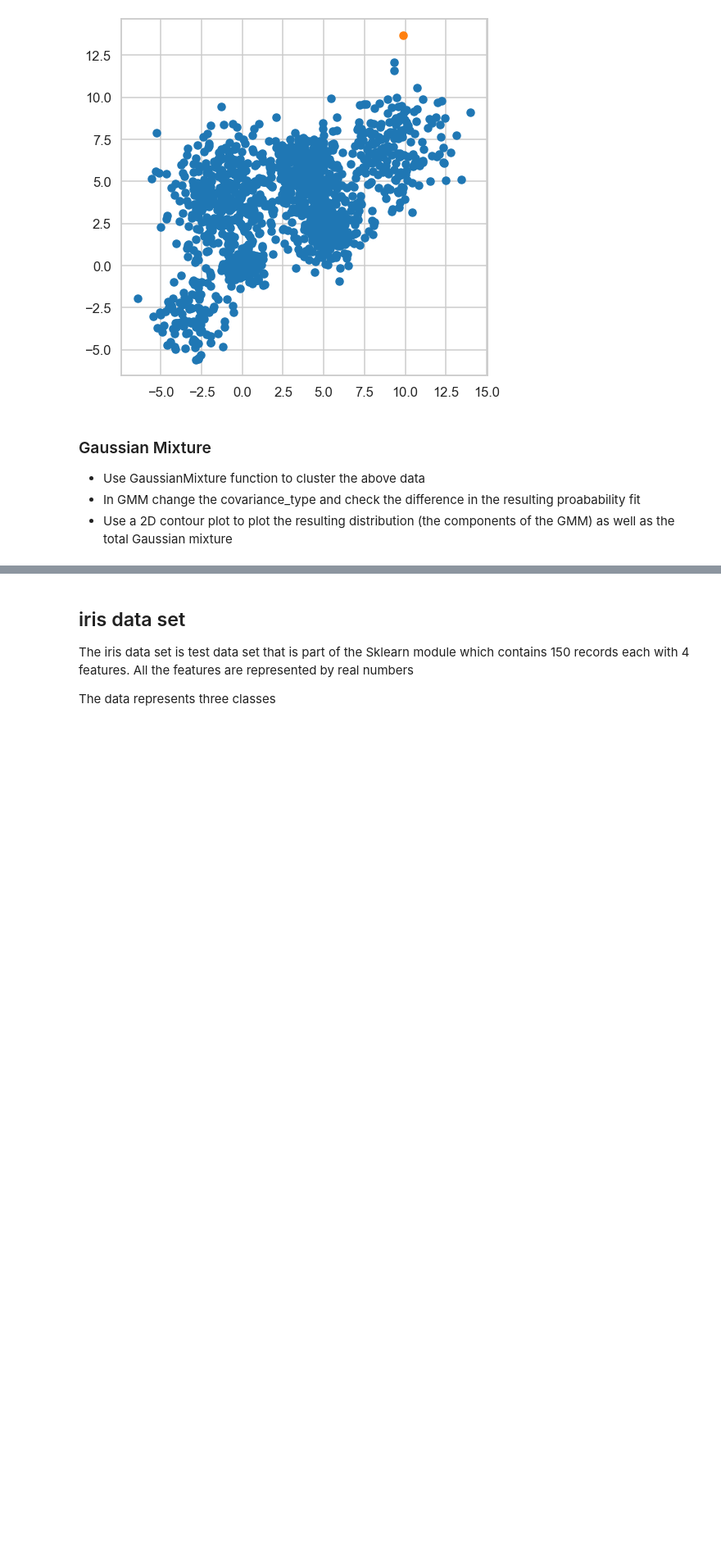
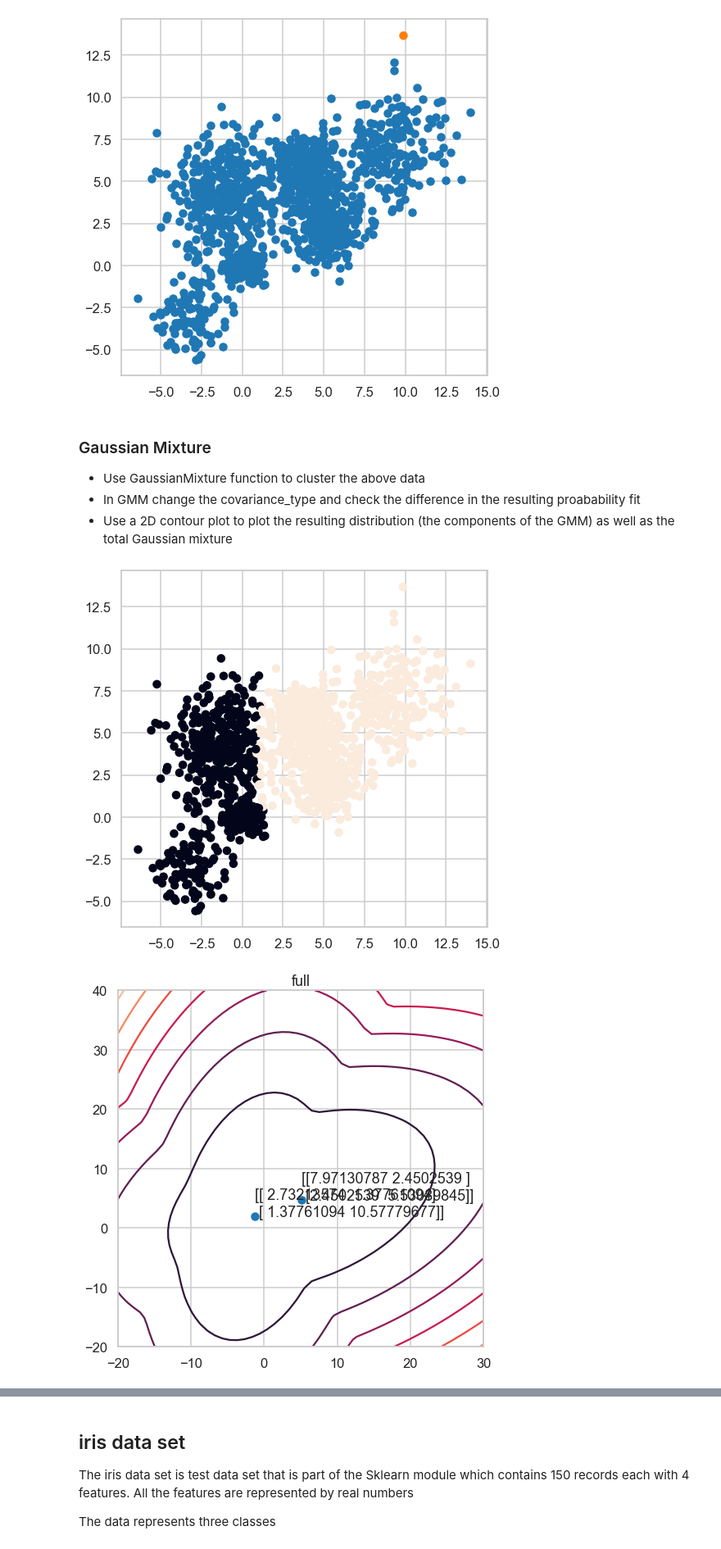
Before and after one commit to ahmednadr/guc-clustering-notebook, a Jupyter notebook: Clustering Project.ipynb, the cells around one changed output, grey strips where cells are left out. Shown at 82% size. Saved outputs shown, nothing was run; the diff lists cells and outputs as text; code cells hidden in the pictures; blank space fills up the shorter version.

Commit message:
gm scatter plot

```diff
--- a/Clustering Project.ipynb
+++ b/Clustering Project.ipynb
@@ -266,31 +266,38 @@ best : {'model': DBSCAN(eps=2.7000000000000006, min_samples=20), 'Y': array([ 0,
 # %%
 def gm(data):
 
     from sklearn import mixture
 
     covariance_type = ["full","tied","diag","spherical"]
     results = {}
 
     for cov in covariance_type:
         gmm =  mixture.GaussianMixture(n_components = 2,covariance_type=cov)
-        gmm.fit(data)
+        ys = gmm.fit_predict(data)
         results[cov] = {"model":gmm}
 
         if len(data[0]) <= 2:
+            plt.scatter(data[:,0],data[:,1],c=ys)
+            plt.show()
+
             x = np.linspace(-20.0, 30.0)
             y = np.linspace(-20.0, 40.0)
             X, Y = np.meshgrid(x, y)
             XX = np.array([X.ravel(), Y.ravel()]).T
             Z = - gmm.score_samples(XX)
             Z = Z.reshape(X.shape)
 
             plt.contour(X, Y, Z)
             cn = np.transpose(gmm.means_)
             plt.scatter(cn[0],cn[1])
 
             for i in range(len(cn)):
                 plt.text(cn[0][i], cn[1][i], gmm.covariances_[i])
 
             plt.title(cov)
             plt.show()
     return results
+r = gm(Multi_blob_Data)
+# %% [output]
+[figure, added]
+[figure, added]
```
Also changed, not shown: parts of 1 cell of this notebook.
